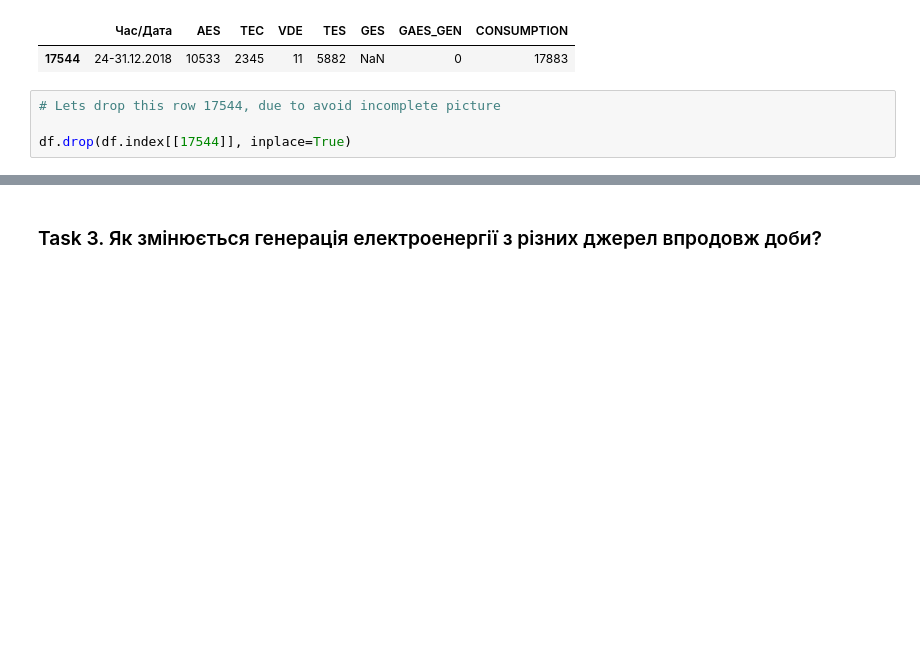
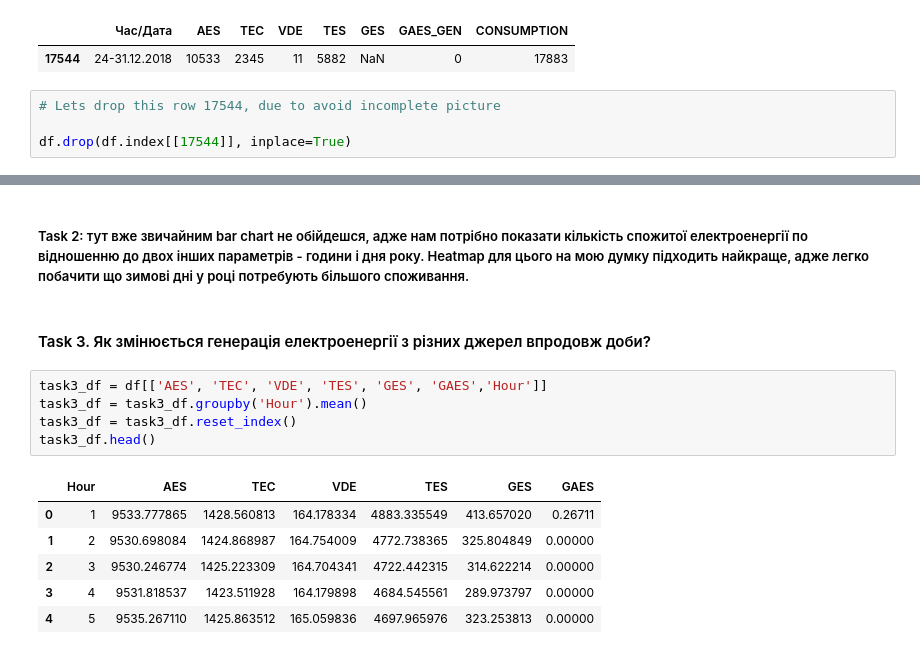
Before and after one commit to markilebyak/UCU_Visualization, a Jupyter notebook: HW2/HW2.ipynb, the cells around one changed output, grey strips where cells are left out. Saved outputs shown, nothing was run; the diff lists cells and outputs as text; blank space fills up the shorter version.

```diff
--- a/HW2/HW2.ipynb
+++ b/HW2/HW2.ipynb
@@ -146,2 +227,16 @@ memory usage: 7.0+ MB
+# %% [markdown]
+##### Task 2: тут вже звичайним bar chart не обійдешся, адже нам потрібно показати кількість спожитої електроенергії по відношенню до двох інших параметрів - години і дня року. Heatmap для цього на мою думку підходить найкраще, адже легко побачити що зимові дні у році потребують більшого споживання.
 # %% [markdown]
-### Task 3. Як змінюється генерація електроенергії з різних джерел впродовж доби?
+#### Task 3. Як змінюється генерація електроенергії з різних джерел впродовж доби?
+# %%
+task3_df = df[['AES', 'TEC', 'VDE', 'TES', 'GES', 'GAES','Hour']]
+task3_df = task3_df.groupby('Hour').mean()
+task3_df = task3_df.reset_index()
+task3_df.head()
+# %% [output]
+|  | Hour | AES | TEC | VDE | TES | GES | GAES |
+| 0 | 1 | 9533.777865 | 1428.560813 | 164.178334 | 4883.335549 | 413.657020 | 0.26711 |
+| 1 | 2 | 9530.698084 | 1424.868987 | 164.754009 | 4772.738365 | 325.804849 | 0.00000 |
+| 2 | 3 | 9530.246774 | 1425.223309 | 164.704341 | 4722.442315 | 314.622214 | 0.00000 |
+| 3 | 4 | 9531.818537 | 1423.511928 | 164.179898 | 4684.545561 | 289.973797 | 0.00000 |
+| 4 | 5 | 9535.267110 | 1425.863512 | 165.059836 | 4697.965976 | 323.253813 | 0.00000 |
```
Also changed, not shown: parts of 31 cells of this notebook, 6 other files.
